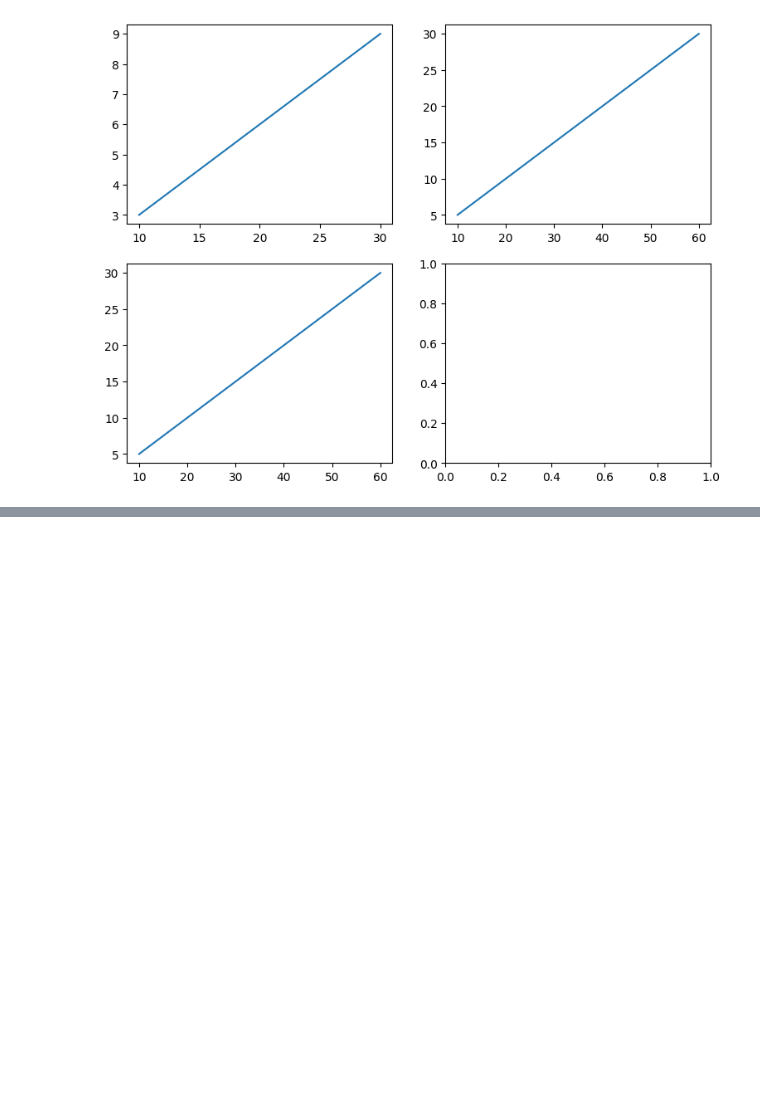
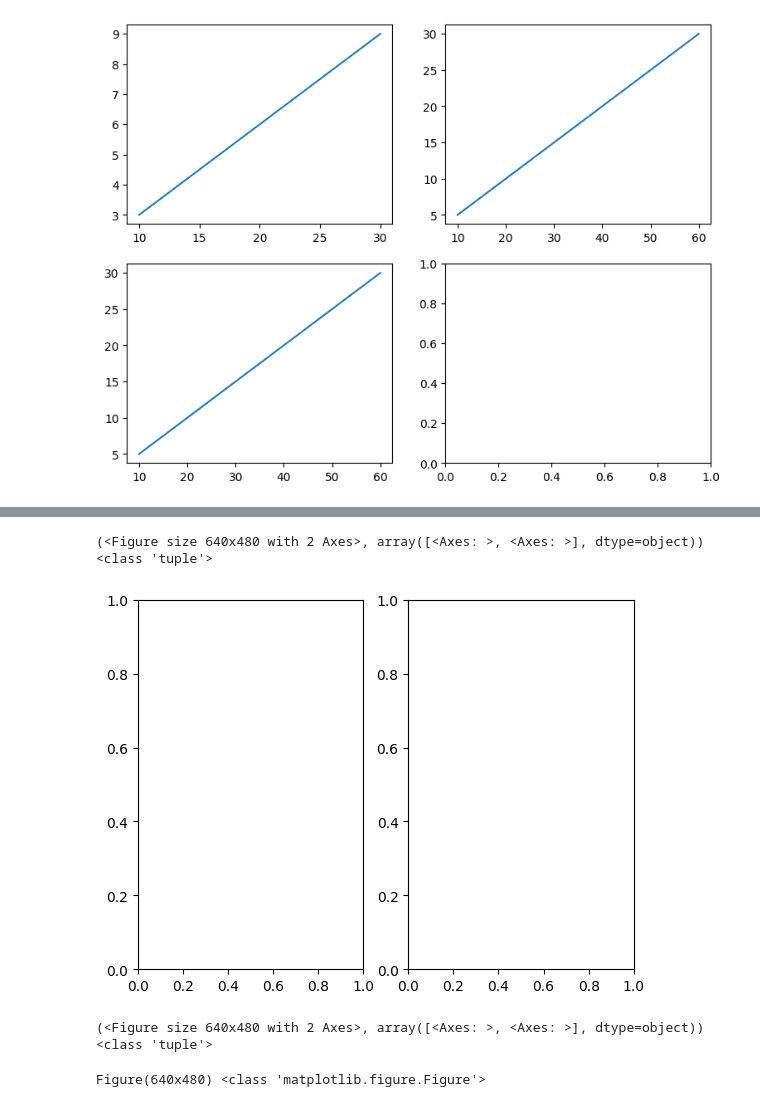
Before and after one commit to iampawankc/NLP, a Jupyter notebook: Libraries/matplotlib.ipynb, the cells around one changed output, grey strips where cells are left out. Drawn from its saved outputs; the diff is of its cells as text; code cells hidden in the pictures; blank space fills up the shorter version.

```diff
--- a/Libraries/matplotlib.ipynb
+++ b/Libraries/matplotlib.ipynb
@@ -173,0 +210,14 @@ plt.show()
+# %%
+# plot two axes
+x = plt.subplots(1, 2)
+# %% [output]
+(<Figure size 640x480 with 2 Axes>, array([<Axes: >, <Axes: >], dtype=object)) <class 'tuple'>
+[figure, added]
+# %%
+print(x, type(x))
+# %% [output]
+(<Figure size 640x480 with 2 Axes>, array([<Axes: >, <Axes: >], dtype=object)) <class 'tuple'>
+# %%
+print(x[0], type(x[0]))
+# %% [output]
+Figure(640x480) <class 'matplotlib.figure.Figure'>
```
Also changed, not shown: parts of 25 cells of this notebook, 2 other files.
